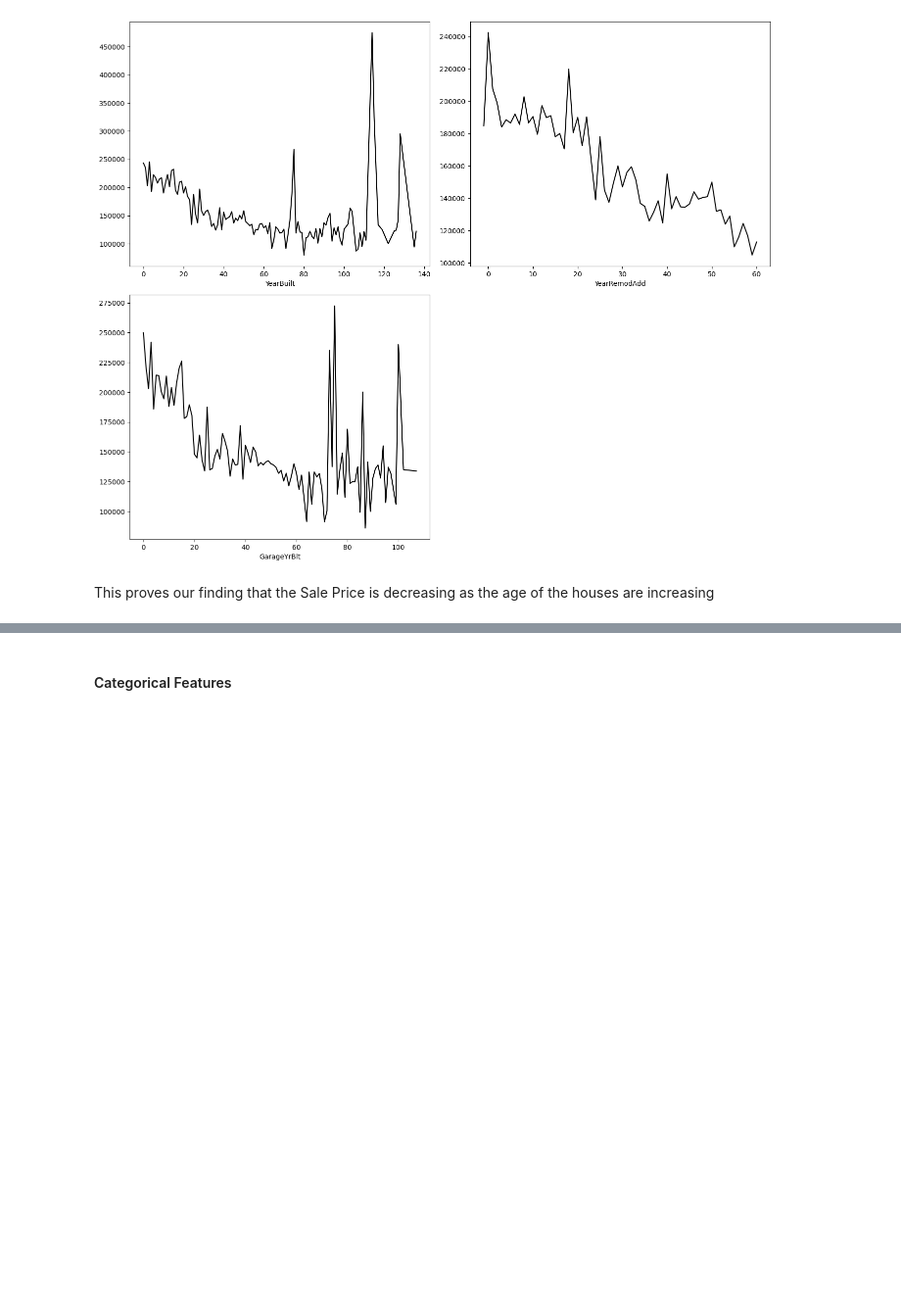
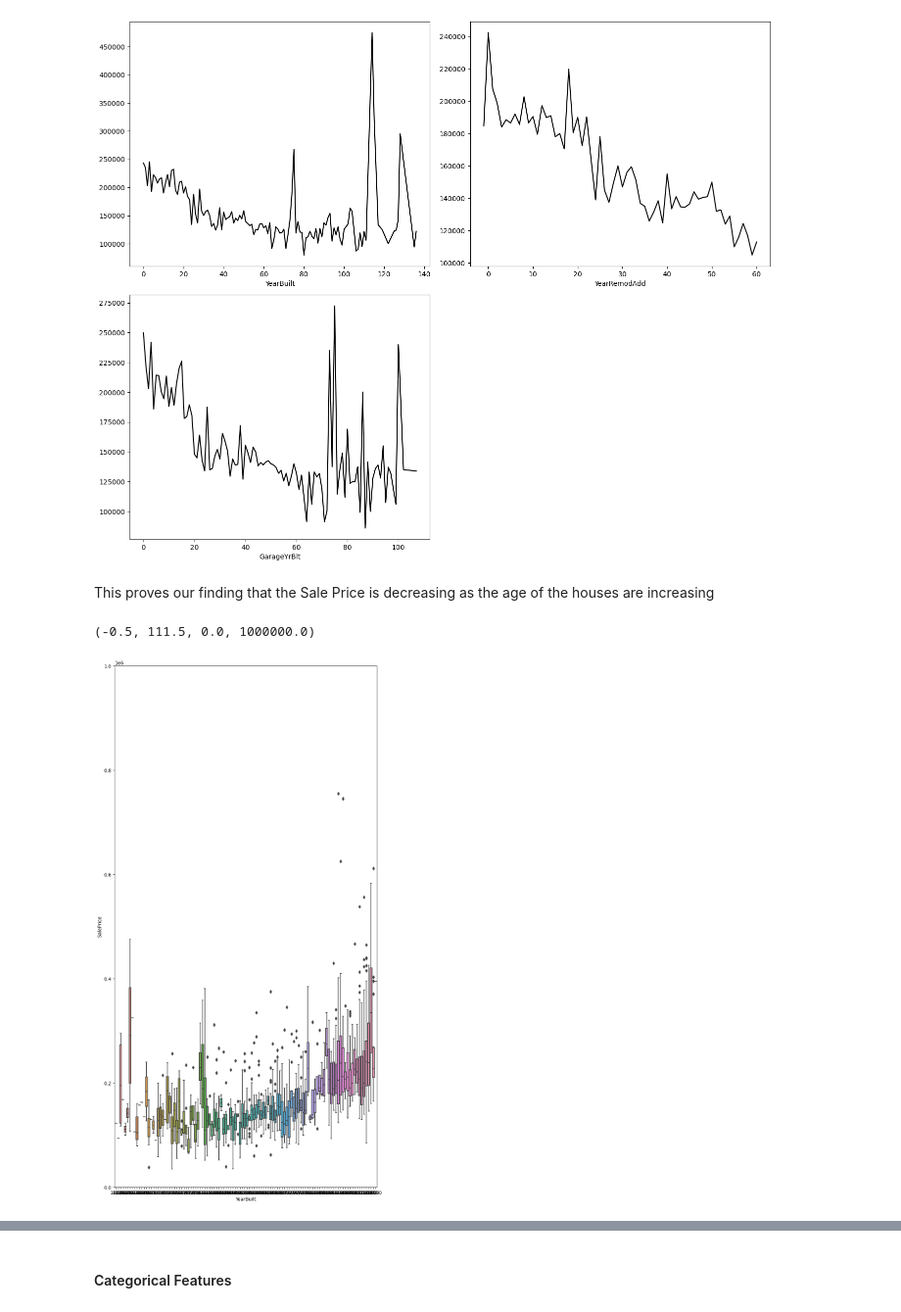
Before and after one commit to Abrar-Mustakim/Comprehensive-Data-Exploration-and-Advanced-Regression-Technique-on-Kaggles-Hourse-Pricing, a Jupyter notebook: EDA_and_Training.ipynb, the cells around one changed output, grey strips where cells are left out. Shown at 98% size. Cells and saved outputs as stored; diff of their text form; code cells hidden in the pictures; blank space fills up the shorter version.

```diff
--- a/EDA_and_Training.ipynb
+++ b/EDA_and_Training.ipynb
@@ -266,3 +266,12 @@ plt.show()
 [figure]
 # %% [markdown]
 This proves our finding that the Sale Price is decreasing as the age of the houses are increasing
+# %%
+#boxplot YearBuilt and salesprice
+data_overallsales = pd.concat([df["YearBuilt"], df["SalePrice"]], axis=1)
+fig = plt.subplots(figsize=(10, 20))
+figure = sns.boxplot(x="YearBuilt", y="SalePrice", data=data_overallsales)
+figure.axis(ymin=0, ymax=1000000)
+# %% [output]
+(-0.5, 111.5, 0.0, 1000000.0)
+[figure, added]
```
Also changed, not shown: parts of 2 cells of this notebook.
